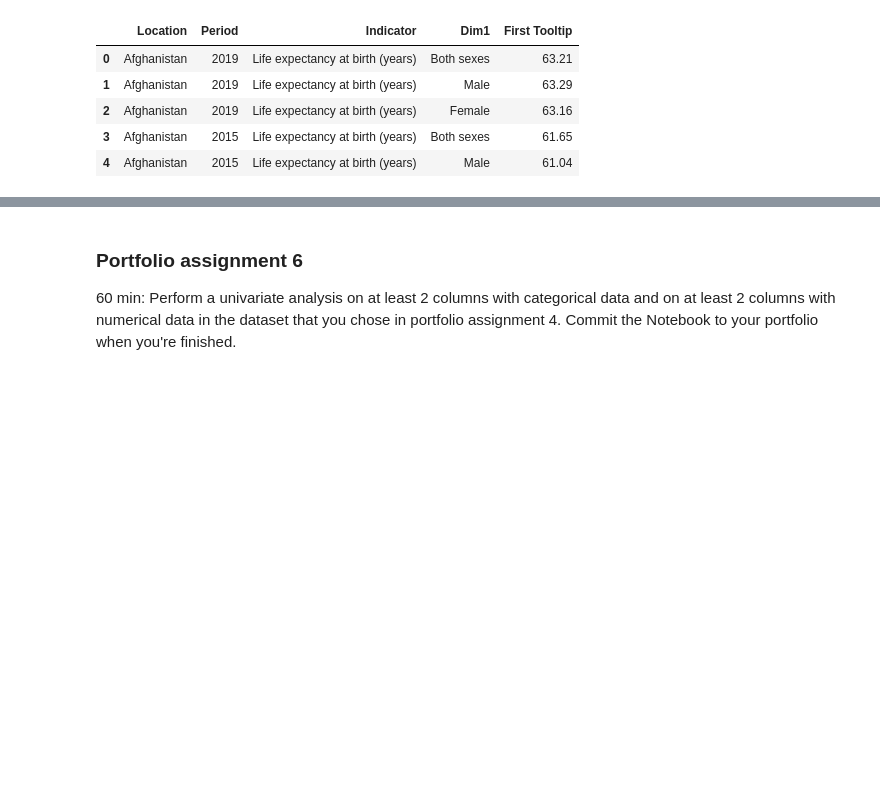
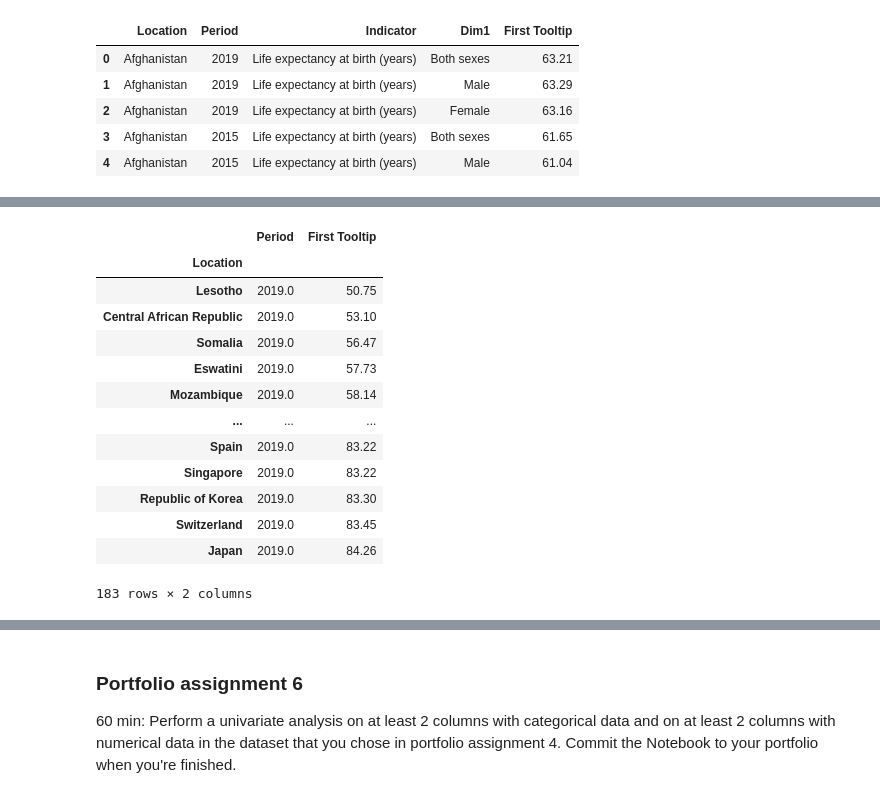
Before and after one commit to NoahKeijzer/DataSciencePortfolio, a Jupyter notebook: Introduction and Univariate Analysis.ipynb, the cells around one changed output, grey strips where cells are left out. Drawn from its saved outputs; the diff is of its cells as text; code cells hidden in the pictures; blank space fills up the shorter version.

```diff
--- a/Introduction and Univariate Analysis.ipynb
+++ b/Introduction and Univariate Analysis.ipynb
@@ -226,3 +386,23 @@ TypeError: filter expected 2 arguments, got 1
+# %%
+grouped_df = lifeExpectancy[filter].groupby('Location')
+mean_df = grouped_df.mean()
+mean_df = mean_df.sort_values(by=['First Tooltip'])
+mean_df
+# %% [output]
+|  | Period | First Tooltip |
+| Location |  |  |
+| Lesotho | 2019.0 | 50.75 |
+| Central African Republic | 2019.0 | 53.10 |
+| Somalia | 2019.0 | 56.47 |
+| Eswatini | 2019.0 | 57.73 |
+| Mozambique | 2019.0 | 58.14 |
+| ... | ... | ... |
+| Spain | 2019.0 | 83.22 |
+| Singapore | 2019.0 | 83.22 |
+| Republic of Korea | 2019.0 | 83.30 |
+| Switzerland | 2019.0 | 83.45 |
+| Japan | 2019.0 | 84.26 |
+183 rows × 2 columns
 # %% [markdown]
 ![](https://i.imgur.com/0v1CGNV.png)
 # %% [markdown]
```
Also changed, not shown: parts of 41 cells of this notebook.
